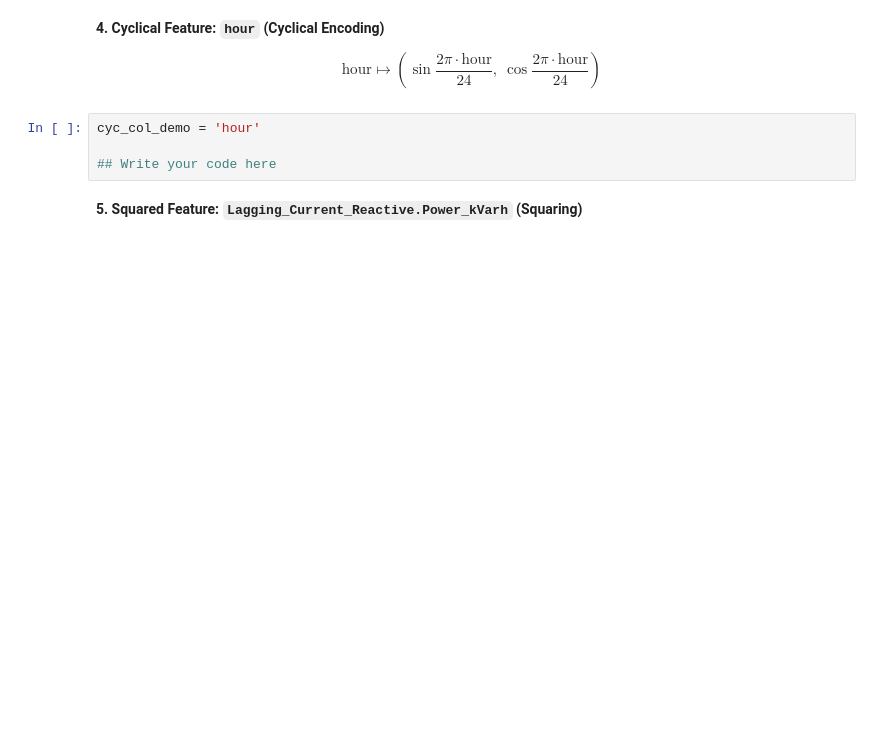
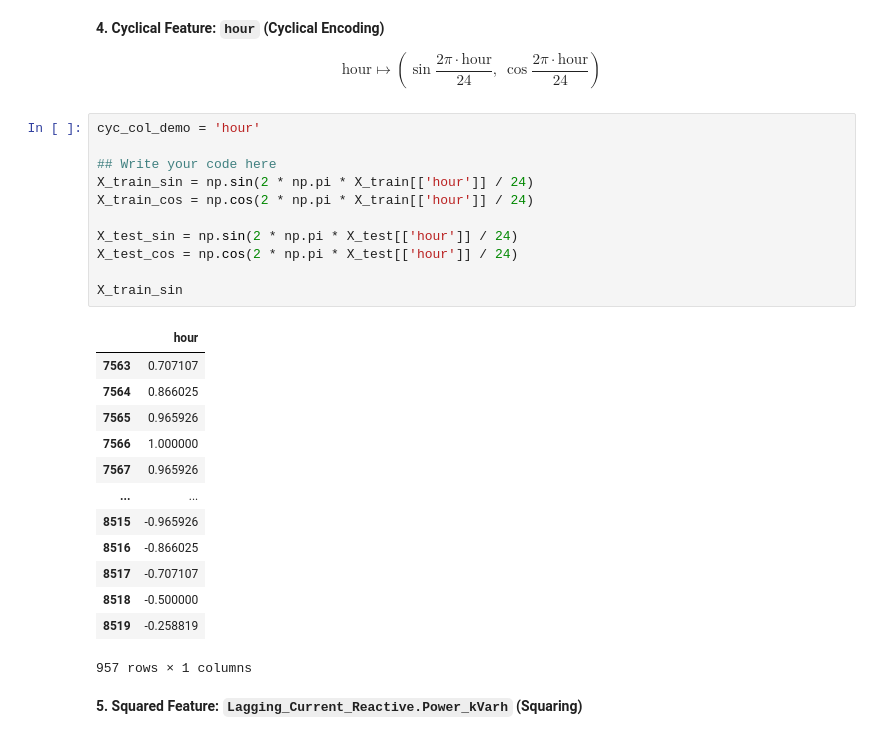
Before and after one commit to Natanon-k/229352-Statistical-Learning-for-Data-Science-2, a Jupyter notebook: lab02_data_preprocessing.ipynb, the cells around one changed output. Drawn from its saved outputs; the diff is of its cells as text; blank space fills up the shorter version.

```diff
--- a/lab02_data_preprocessing.ipynb
+++ b/lab02_data_preprocessing.ipynb
@@ -167,10 +183,31 @@ onehot_encoder = OneHotEncoder(handle_unknown='ignore', sparse_output=False)
 $$
 \text{hour} \longmapsto \left(\sin\frac{2\pi \cdot \text{hour}}{24},\ \cos\frac{2\pi \cdot \text{hour}}{24}\right)
 $$
-# %%
-cyc_col_demo = 'hour'
-
-## Write your code here
+# %%
+cyc_col_demo = 'hour'
+
+## Write your code here
+X_train_sin = np.sin(2 * np.pi * X_train[['hour']] / 24)
+X_train_cos = np.cos(2 * np.pi * X_train[['hour']] / 24)
+
+X_test_sin = np.sin(2 * np.pi * X_test[['hour']] / 24)
+X_test_cos = np.cos(2 * np.pi * X_test[['hour']] / 24)
+
+X_train_sin
+# %% [output]
+|  | hour |
+| 7563 | 0.707107 |
+| 7564 | 0.866025 |
+| 7565 | 0.965926 |
+| 7566 | 1.000000 |
+| 7567 | 0.965926 |
+| ... | ... |
+| 8515 | -0.965926 |
+| 8516 | -0.866025 |
+| 8517 | -0.707107 |
+| 8518 | -0.500000 |
+| 8519 | -0.258819 |
+957 rows × 1 columns
 # %% [markdown]
 **5. Squared Feature: `Lagging_Current_Reactive.Power_kVarh` (Squaring)**
 # %%
```
Also changed, not shown: parts of 6 cells of this notebook.
